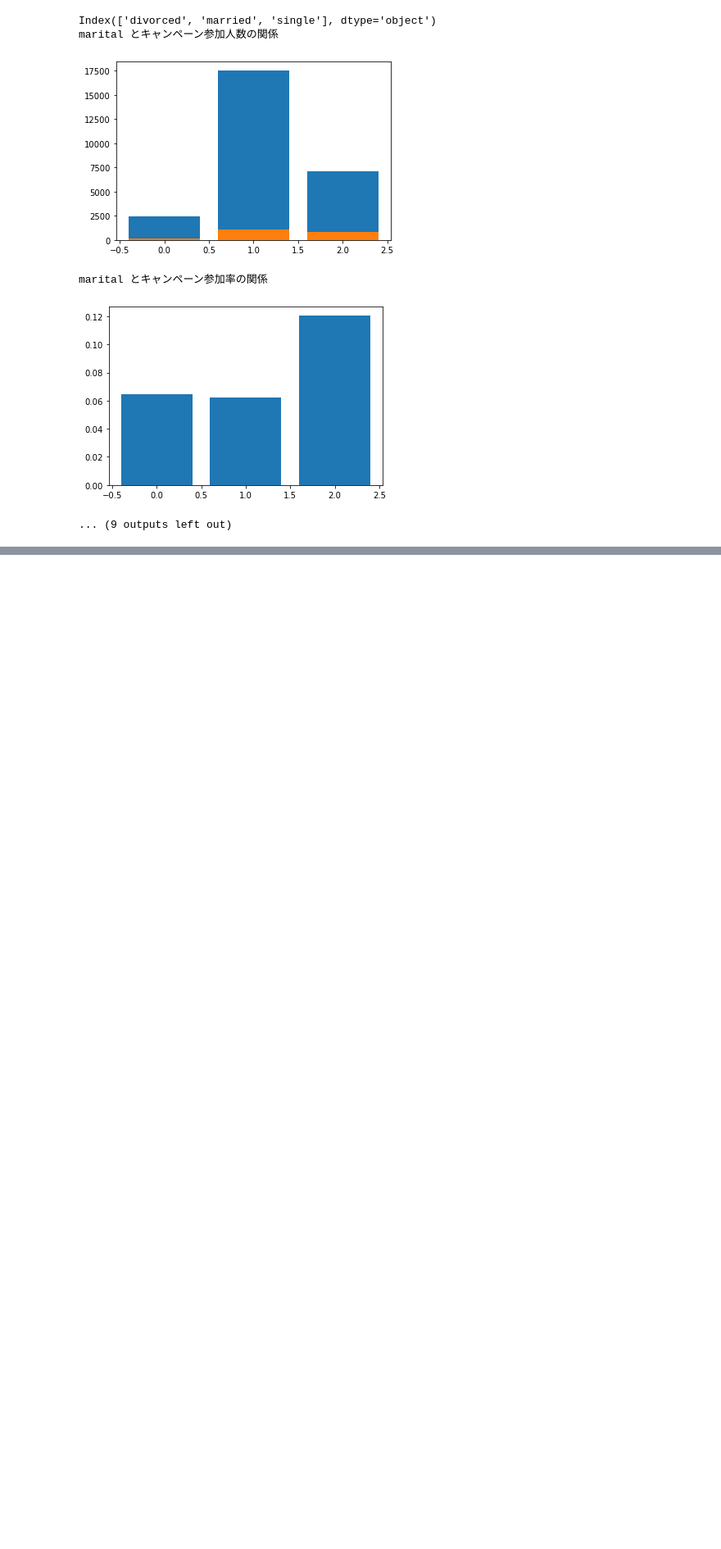
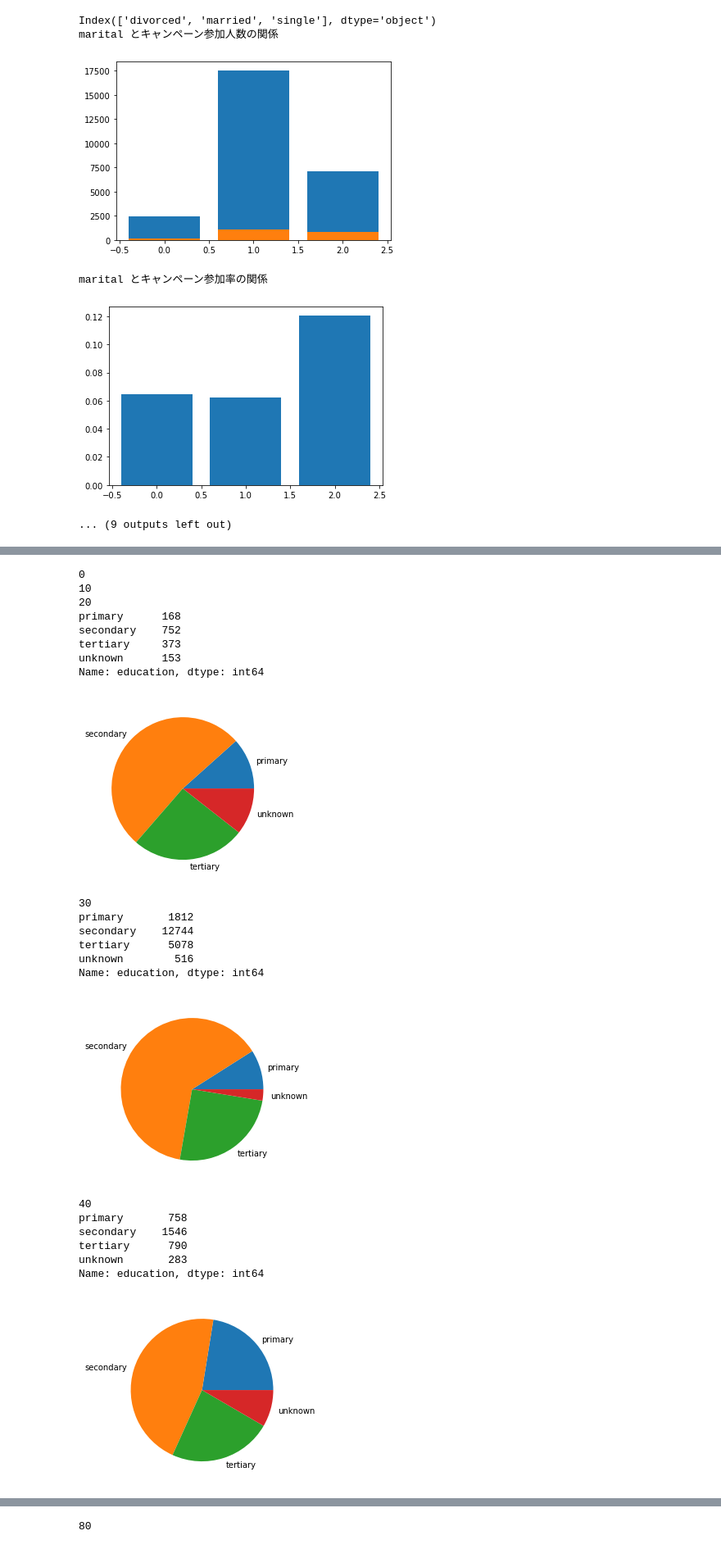
Before and after one commit to tiger0421/studying_data_analysis, a Jupyter notebook: visualize.ipynb, the cells around one changed output, grey strips where cells are left out. Shown at 82% size. Drawn from its saved outputs; the diff is of its cells as text; code cells hidden in the pictures; blank space fills up the shorter version.

```diff
--- a/visualize.ipynb
+++ b/visualize.ipynb
@@ -193,0 +292,26 @@ def relationship(feature):
+# %%
+relationship_age("education")
+# %% [output]
+0
+10
+20
+primary      168
+secondary    752
+tertiary     373
+unknown      153
+Name: education, dtype: int64
+[figure, added]
+30
+primary       1812
+secondary    12744
+tertiary      5078
+unknown        516
+Name: education, dtype: int64
+[figure, added]
+40
+primary       758
+secondary    1546
+tertiary      790
+unknown       283
+Name: education, dtype: int64
+[figure, added]
@@ -193,0 +337 @@ def relationship(feature):
+80
```
Also changed, not shown: parts of 5 cells of this notebook.
